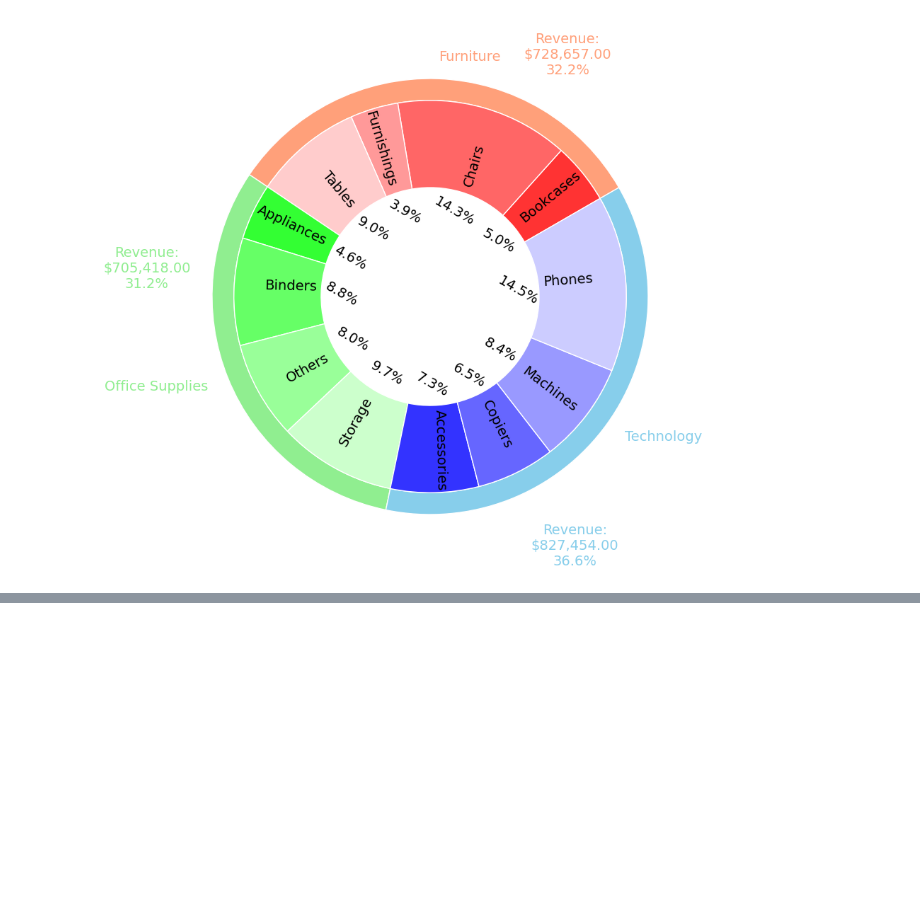
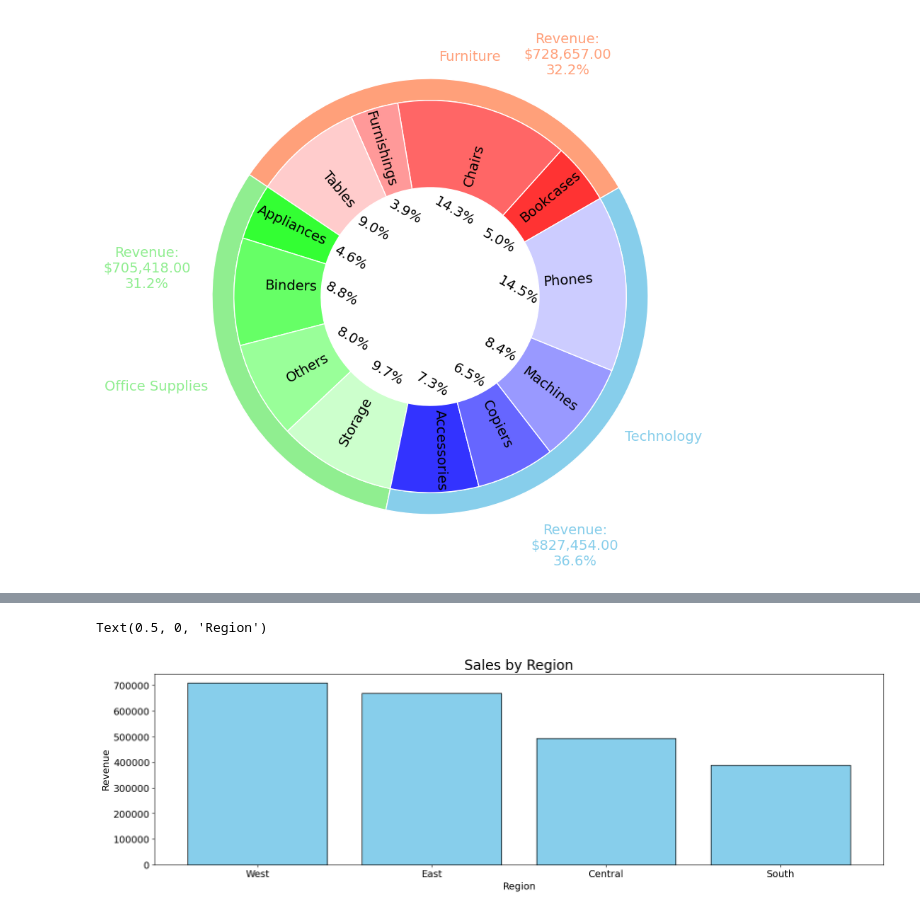
Before and after one commit to MrIsCM/DataProjects, a Jupyter notebook: P1_Sales_DA/main.ipynb, the cells around one changed output, grey strips where cells are left out. Cells and saved outputs as stored; diff of their text form; code cells hidden in the pictures; blank space fills up the shorter version.

```diff
--- a/P1_Sales_DA/main.ipynb
+++ b/P1_Sales_DA/main.ipynb
@@ -389,0 +425,5 @@ for text in inner_pie[2]:
+# %%
+top_regions = data.groupby('Region')['Sales'].sum().sort_values(ascending=False)
+top_regions = top_regions.reset_index()
+top_regions['Sales'] = top_regions['Sales'].round(2)
+top_regions
@@ -389,0 +436,11 @@ for text in inner_pie[2]:
+# %%
+plt.figure()
+
+plt.title("Sales by Region", fontsize=20)
+plt.bar(top_regions['Region'], top_regions['Sales'], color='skyblue', edgecolor='black')
+
+plt.ylabel('Revenue')
+plt.xlabel('Region')
+# %% [output]
+Text(0.5, 0, 'Region')
+[figure, added]
```
Also changed, not shown: parts of 5 cells of this notebook.
